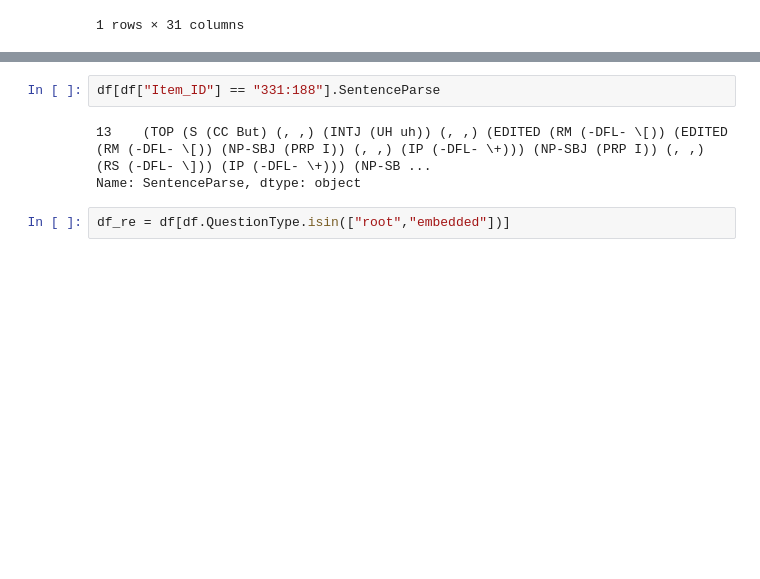
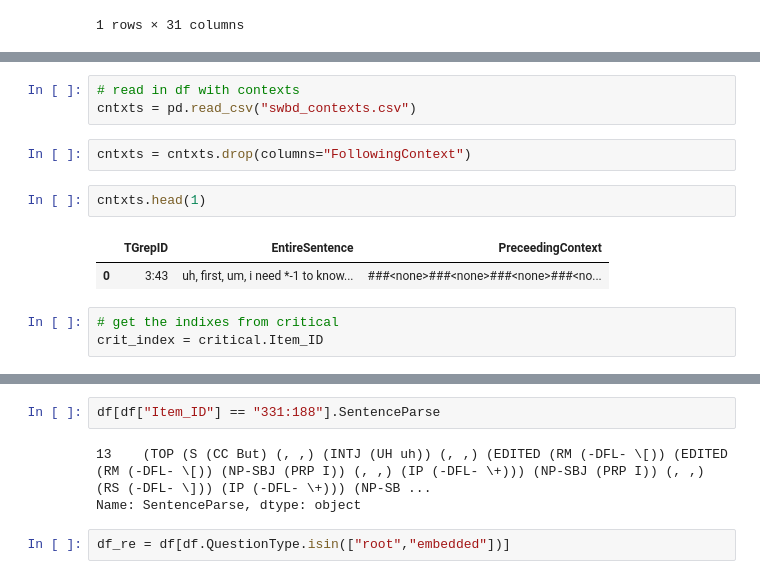
Before and after one commit to mcmoyer11/whquestions-tgrep2, a Jupyter notebook: corpus/corpus_processing.ipynb, the cells around one changed output, grey strips where cells are left out. Drawn from its saved outputs; the diff is of its cells as text; blank space fills up the shorter version.

```diff
--- a/corpus/corpus_processing.ipynb
+++ b/corpus/corpus_processing.ipynb
@@ -284,0 +326,13 @@ df.loc[df["Item_ID"]=="2316:69"]
+# %%
+# read in df with contexts
+cntxts = pd.read_csv("swbd_contexts.csv")
+# %%
+cntxts = cntxts.drop(columns="FollowingContext")
+# %%
+cntxts.head(1)
+# %% [output]
+|  | TGrepID | EntireSentence | PreceedingContext |
+| 0 | 3:43 | uh, first, um, i need *-1 to know... | ###<none>###<none>###<none>###<no... |
+# %%
+# get the indixes from critical
+crit_index = critical.Item_ID
```
Also changed, not shown: parts of 31 cells of this notebook, 8 other files.
